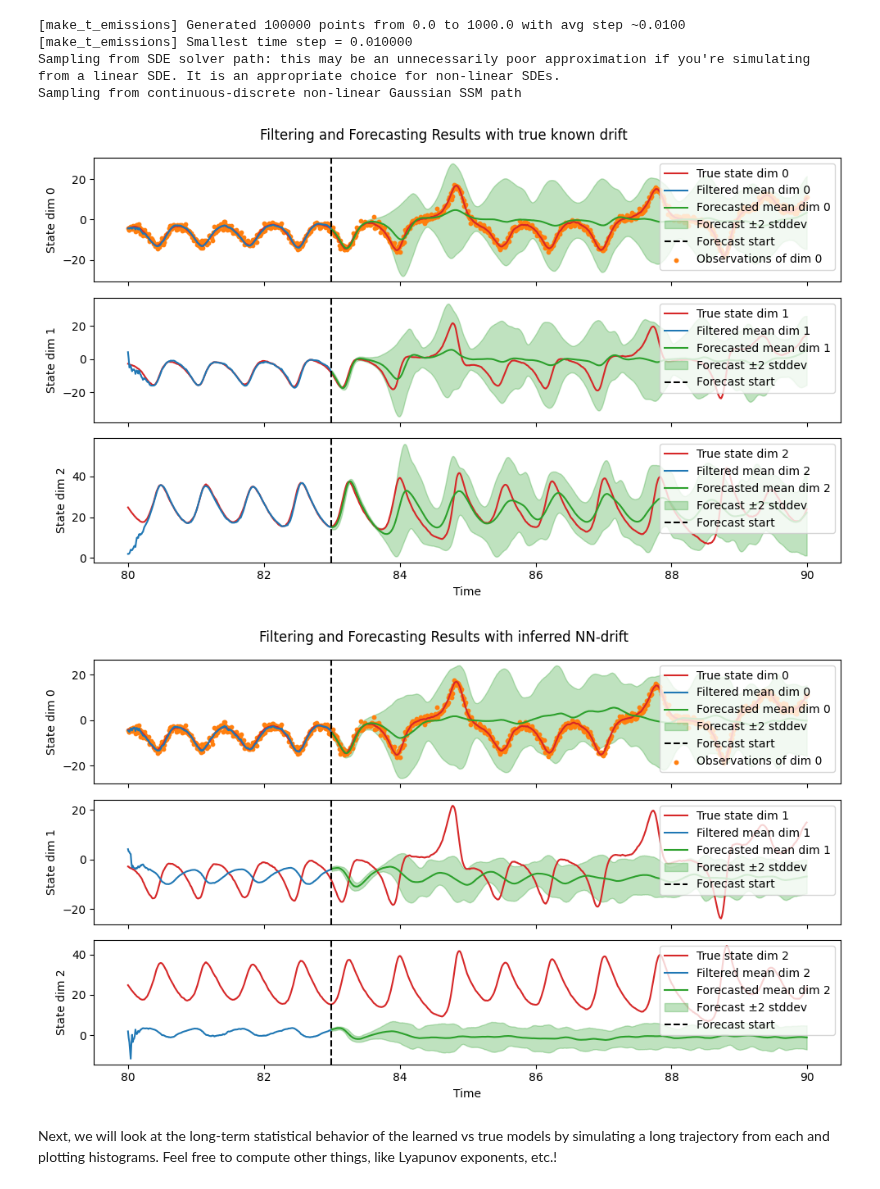
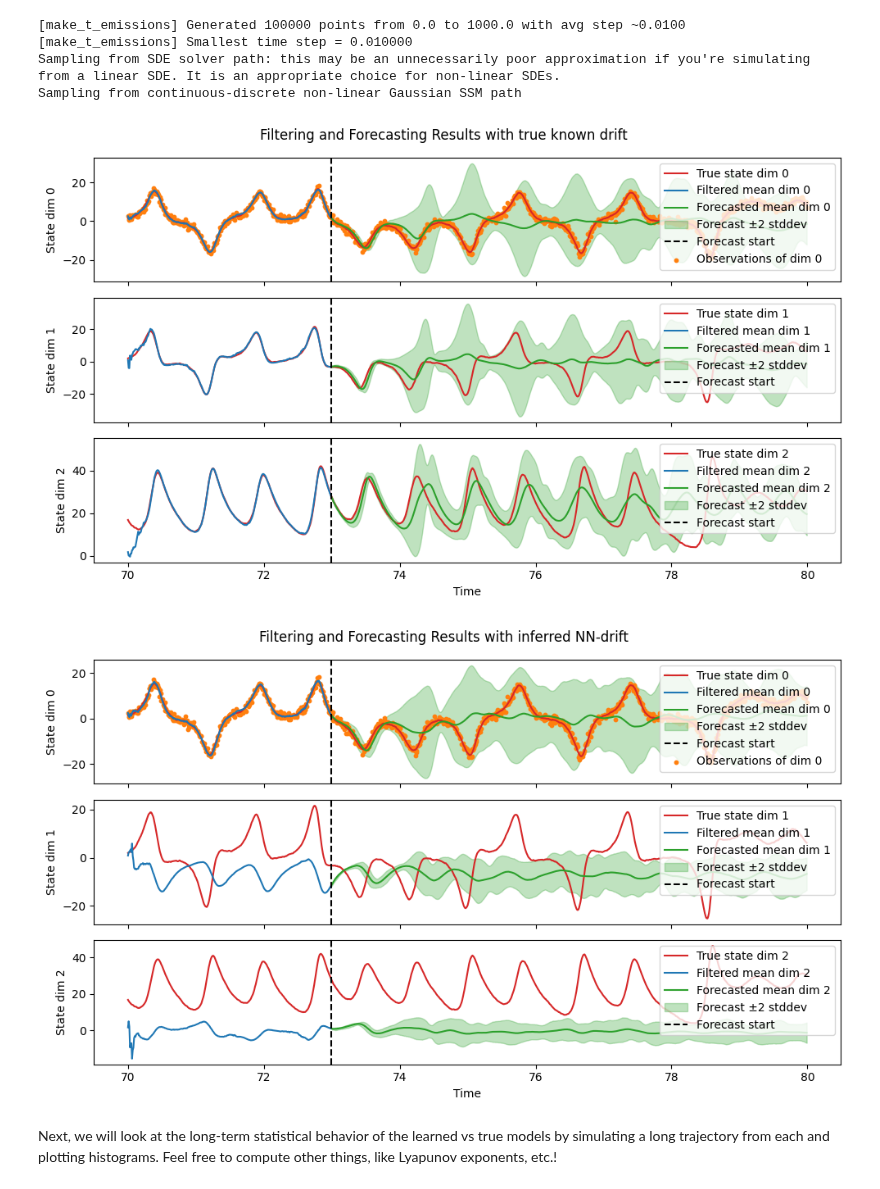
Before and after one commit to hd-UQ/cd_dynamax, a Jupyter notebook: demos/notebooks/lorenz63_neuralSDE_partial_observation.ipynb, the cells around one changed output. Drawn from its saved outputs; the diff is of its cells as text; code cells hidden in the pictures.

```diff
--- a/demos/notebooks/lorenz63_neuralSDE_partial_observation.ipynb
+++ b/demos/notebooks/lorenz63_neuralSDE_partial_observation.ipynb
@@ -202,14 +202,8 @@ test_states, test_emissions = cdnlgssm.sample(
     transition_type="path",
 )
 
-from cd_dynamax import cdnlgssm_forecast, EnKFHyperParams
-from tensorflow_probability.substrates.jax.distributions import MultivariateNormalFullCovariance as MVN
-# Perform filtering on test data using true parameters
-# feel free to change T0, T_filter_end, T_forecast_end to test different filtering/forecasting windows within the test data
-# note that the diffusion here makes tractable forecast horizons much shorter than in deterministic L63 systems
-def filter_then_forecast(params, key=0, T0 = 80.0, T_filter_end=83.0, T_forecast_end=90.0):
-    # Create a sequence of keys
-    keys = make_key_sequence(key)
+ftf_key = next(keys)
+def _filter_and_forecast(params, key=ftf_key, T0 = 70.0, T_filter_end=73.0, T_forecast_end=80.0):
 
     # Figure out the time points for filtering
     start_idx_filter = jnp.where(test_t_emissions >= T0)[0][0]
@@ -222,27 +216,13 @@ def filter_then_forecast(params, key=0, T0 = 80.0, T_filter_end=83.0, T_forecast
     assert start_idx_filter < stop_idx_filter, "Filtering time points are invalid."
     assert start_idx_forecast < stop_idx_forecast, "Forecasting time points are invalid."
 
-    # Run filter on filtering time points
-    filtered = cdnlgssm.filter(
+    filtered, forecasted = cdnlgssm.filter_and_forecast(
         params=params,
-        emissions=test_emissions[start_idx_filter:stop_idx_filter],
-        t_emissions=test_t_emissions[start_idx_filter:stop_idx_filter],
-        **filter_settings,
+        emissions_filter=test_emissions[start_idx_filter:stop_idx_filter],
+        t_emissions_filter=test_t_emissions[start_idx_filter:stop_idx_filter],
+        t_emissions_forecast=test_t_emissions[start_idx_forecast:stop_idx_forecast],
+        key=key,
     )
-
-    # Initialize forecast with last filtered state
-    init_time = test_t_emissions[stop_idx_filter-1]
-    init_forecast = MVN(filtered.filtered_means[-1, :], filtered.filtered_covariances[-1, :])
-
-    # Run forecast on forecasting time points
-    forecasted = cdnlgssm_forecast(
-        params=params,
-        init_forecast=init_forecast,
-        t_init=init_time,
-        t_forecast=test_t_emissions[start_idx_forecast:stop_idx_forecast],
-        filter_hyperparams=EnKFHyperParams(N_particles=25),
-    )
-
     return filtered, forecasted, start_idx_filter, stop_idx_filter, start_idx_forecast, stop_idx_forecast
 
 def plot_filter_then_forecast(filtered, forecasted, start_idx_filter, stop_idx_filter, start_idx_forecast, stop_idx_forecast, t_emissions=test_t_emissions, emissions=test_emissions, states=test_states, title_suffix=""):
@@ -286,14 +266,14 @@ Sampling from SDE solver path: this may be an unnecessarily poor approximation i
 Sampling from continuous-discrete non-linear Gaussian SSM path
 # %%
 # Filter then forecast using true model
-plot_filter_then_forecast(*filter_then_forecast(params=true_params), title_suffix="with true known drift")
+plot_filter_then_forecast(*_filter_and_forecast(params=true_params), title_suffix="with true known drift")
 # %% [output]
-[figure, old version]
+[figure, new version]
 # %%
 # Filter then forecast using learned Neural SDE map parameters
-plot_filter_then_forecast(*filter_then_forecast(params=map_params), title_suffix="with inferred NN-drift")
+plot_filter_then_forecast(*_filter_and_forecast(params=map_params), title_suffix="with inferred NN-drift")
 # %% [output]
-[figure, old version]
+[figure, new version]
 # %% [markdown]
 Next, we will look at the long-term statistical behavior of the learned vs true models by simulating a long trajectory from each and plotting histograms. Feel free to compute other things, like Lyapunov exponents, etc.!
 # %%
```
Also changed, not shown: parts of 1 cell of this notebook, 2 other files.
